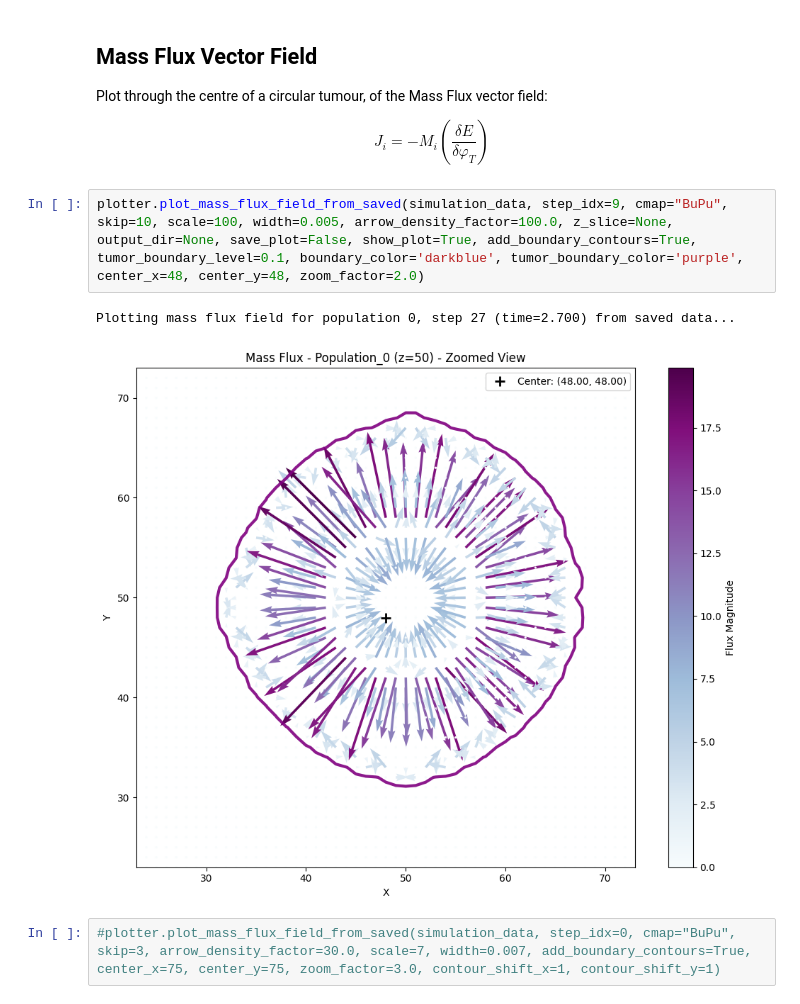
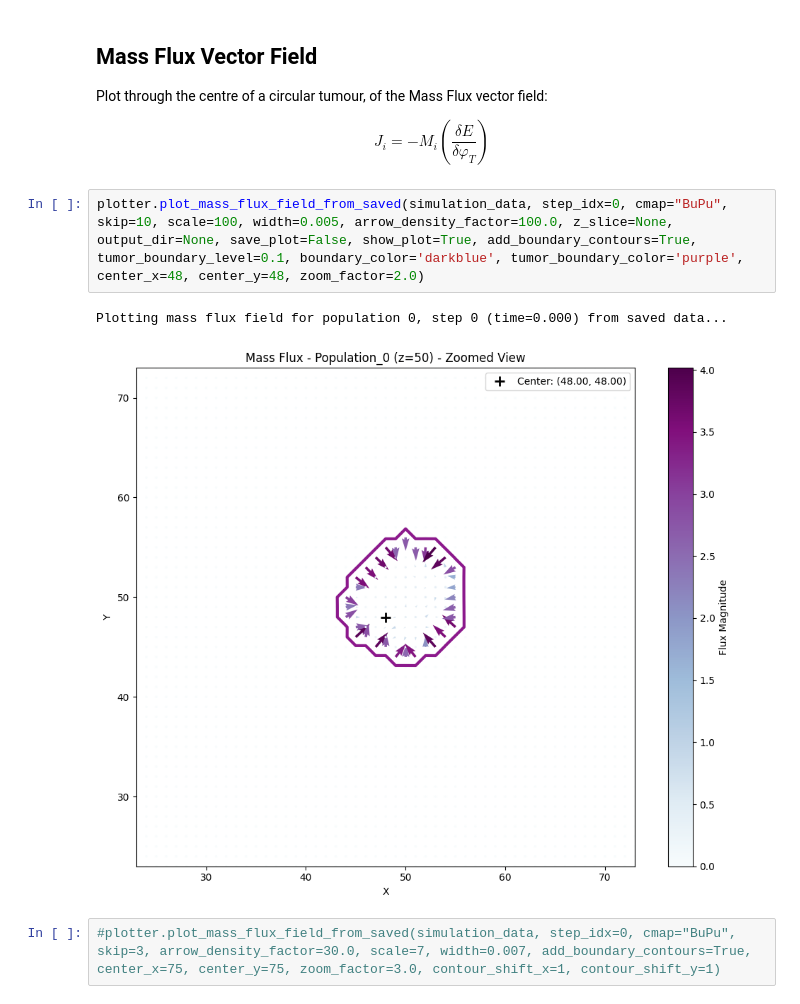
Before and after one commit to rmcnamara101/SCIE3212, a Jupyter notebook: laboratory/physics_fields/physics_fields_validation.ipynb, the cells around one changed output. Cells and saved outputs as stored; diff of their text form.

```diff
--- a/laboratory/physics_fields/physics_fields_validation.ipynb
+++ b/laboratory/physics_fields/physics_fields_validation.ipynb
@@ -86,10 +86,10 @@ $$
 J_i =-M_i\left ( \frac{\delta E}{\delta\varphi_T}\right )
 $$
 # %%
-plotter.plot_mass_flux_field_from_saved(simulation_data, step_idx=9, cmap="BuPu", skip=10, scale=100, width=0.005, arrow_density_factor=100.0, z_slice=None, output_dir=None, save_plot=False, show_plot=True, add_boundary_contours=True, tumor_boundary_level=0.1, boundary_color='darkblue', tumor_boundary_color='purple', center_x=48, center_y=48, zoom_factor=2.0)
+plotter.plot_mass_flux_field_from_saved(simulation_data, step_idx=0, cmap="BuPu", skip=10, scale=100, width=0.005, arrow_density_factor=100.0, z_slice=None, output_dir=None, save_plot=False, show_plot=True, add_boundary_contours=True, tumor_boundary_level=0.1, boundary_color='darkblue', tumor_boundary_color='purple', center_x=48, center_y=48, zoom_factor=2.0)
 # %% [output]
-Plotting mass flux field for population 0, step 27 (time=2.700) from saved data...
+Plotting mass flux field for population 0, step 0 (time=0.000) from saved data...
-[figure, old version]
+[figure, new version]
 # %%
 #plotter.plot_mass_flux_field_from_saved(simulation_data, step_idx=0, cmap="BuPu", skip=3, arrow_density_factor=30.0, scale=7, width=0.007, add_boundary_contours=True, center_x=75, center_y=75, zoom_factor=3.0, contour_shift_x=1, contour_shift_y=1)
 # %%
```
Also changed, not shown: parts of 8 cells of this notebook, 20 other files.
